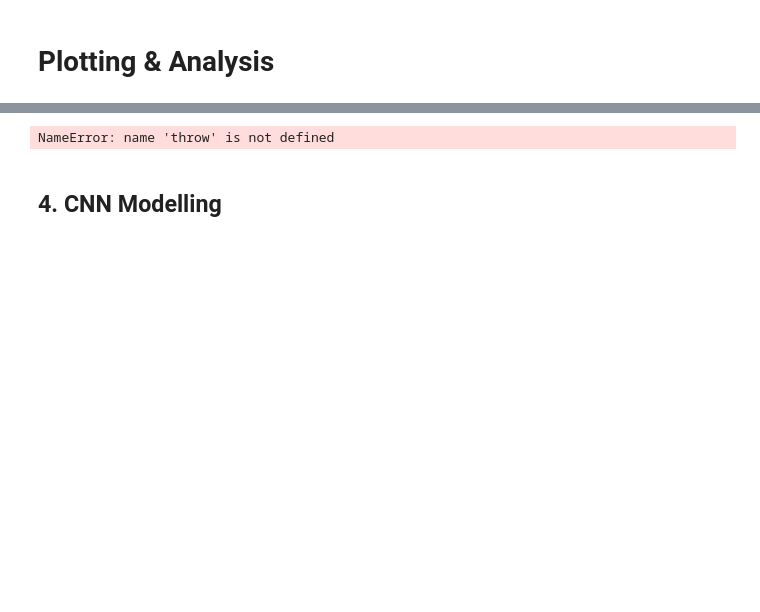
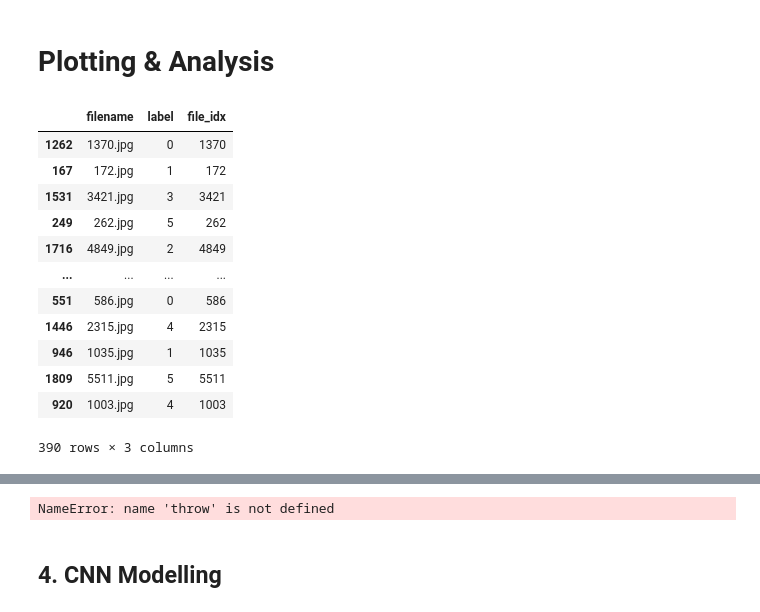
Before and after one commit to simasuiyuan/CS5242, a Jupyter notebook: Project.ipynb, the cells around one changed output, grey strips where cells are left out. Drawn from its saved outputs; the diff is of its cells as text; code cells hidden in the pictures; blank space fills up the shorter version.

```diff
--- a/Project.ipynb
+++ b/Project.ipynb
@@ -762,2 +797,20 @@ accuracy = 35.15625
 # %% [markdown]
 # Plotting & Analysis
+# %%
+index_df = y_test_df.copy()
+index_df["file_idx"] = index_df.filename.str.split('.').str[0].astype(int)
+index_df
+# %% [output]
+|  | filename | label | file_idx |
+| 1262 | 1370.jpg | 0 | 1370 |
+| 167 | 172.jpg | 1 | 172 |
+| 1531 | 3421.jpg | 3 | 3421 |
+| 249 | 262.jpg | 5 | 262 |
+| 1716 | 4849.jpg | 2 | 4849 |
+| ... | ... | ... | ... |
+| 551 | 586.jpg | 0 | 586 |
+| 1446 | 2315.jpg | 4 | 2315 |
+| 946 | 1035.jpg | 1 | 1035 |
+| 1809 | 5511.jpg | 5 | 5511 |
+| 920 | 1003.jpg | 4 | 1003 |
+390 rows × 3 columns
```
Also changed, not shown: parts of 14 cells of this notebook, 5 other files.
